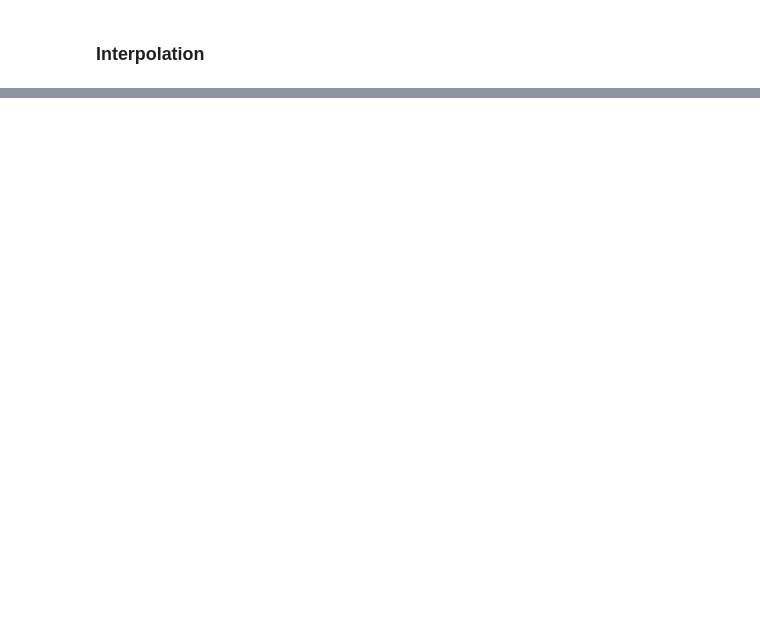
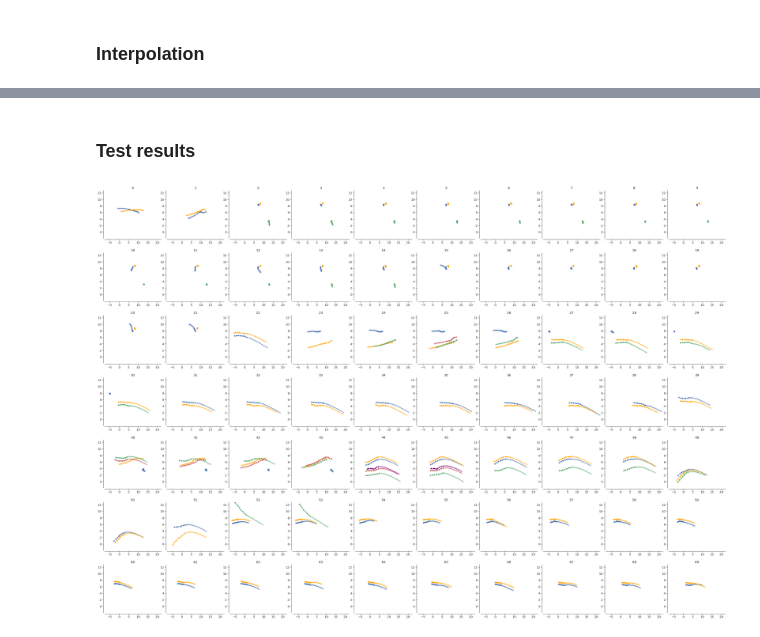
Before and after one commit to lappalainenj/mapsgan, a Jupyter notebook: examples/yy_06_evaluate_saved_hyp.ipynb, the cells around one changed output, grey strips where cells are left out. Cells and saved outputs as stored; diff of their text form; code cells hidden in the pictures; blank space fills up the shorter version.

```diff
--- a/examples/yy_06_evaluate_saved_hyp.ipynb
+++ b/examples/yy_06_evaluate_saved_hyp.ipynb
@@ -108,0 +130,7 @@ for s in [3,25,30,44,65]:
+# %% [markdown]
+### Test results
+# %%
+output = solver.test(testloader)
+vis.trajectories(output, scenes=None, input_truth=True)
+# %% [output]
+[figure, added]
```
Also changed, not shown: parts of 22 cells of this notebook, 15 other files.
